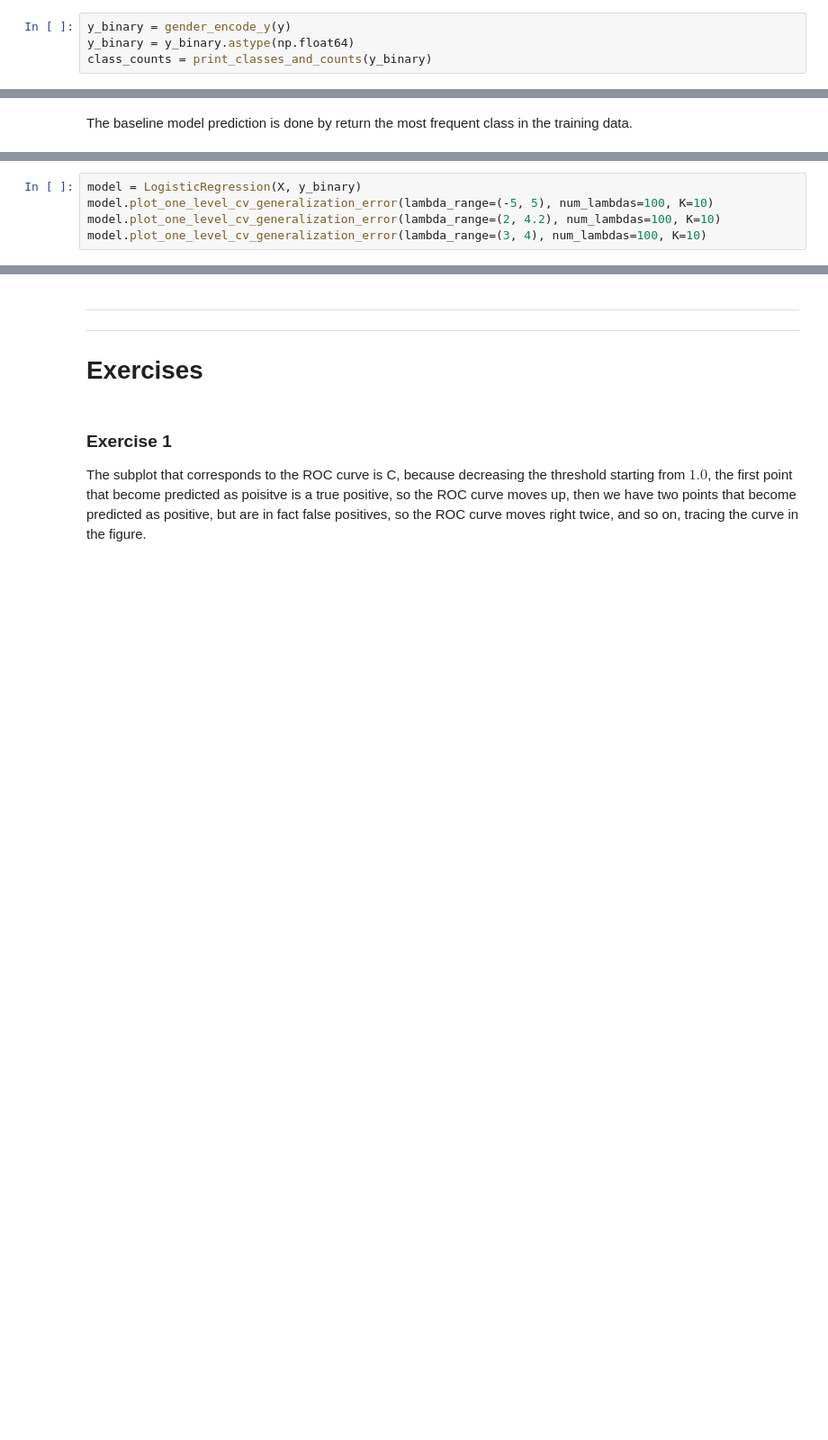
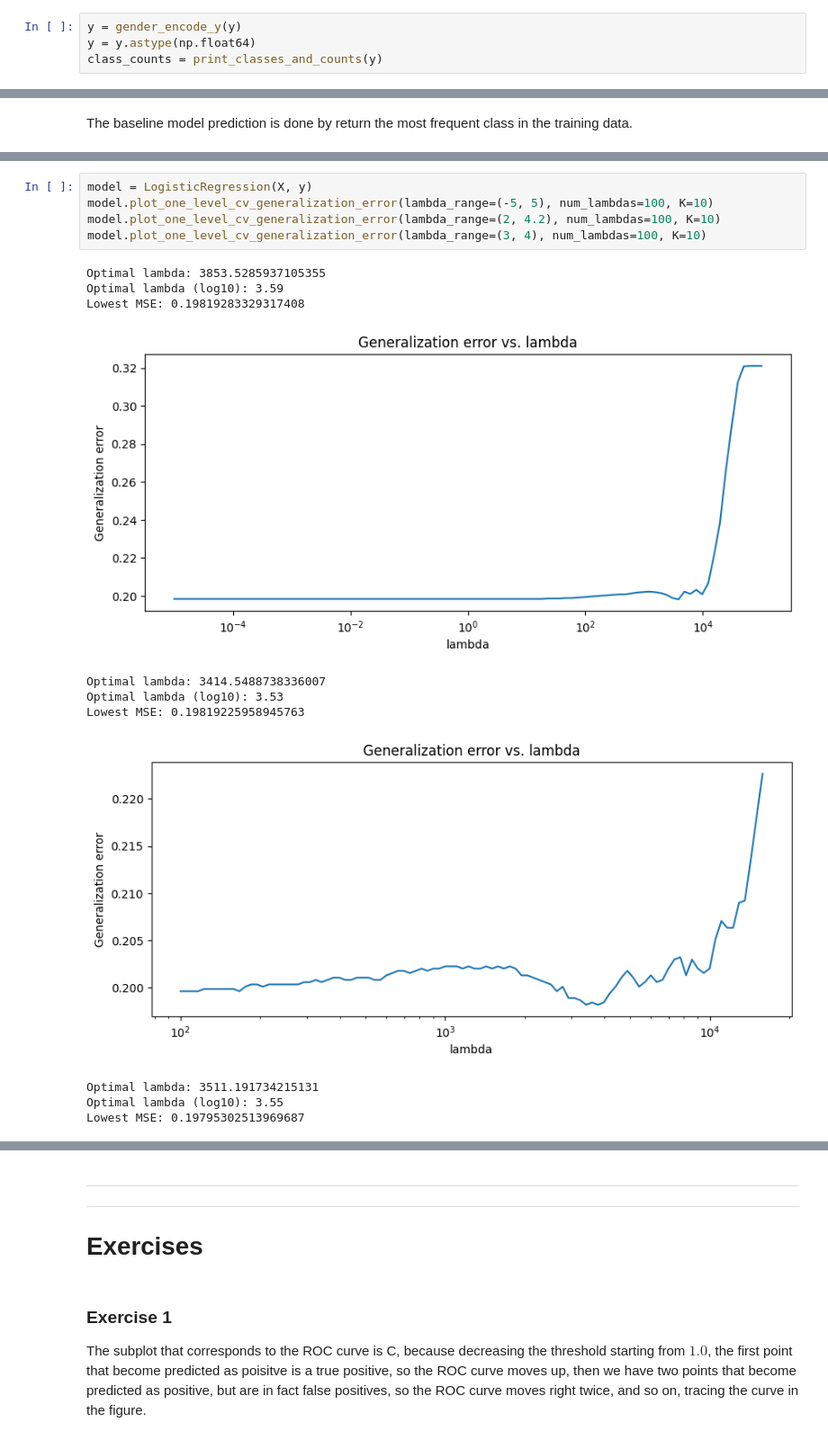
Before and after one commit to AlessandroLongo23/IMLDM_Classification_and_regression, a Jupyter notebook: 2.P. Project 2.ipynb, the cells around one changed output, grey strips where cells are left out. Shown at 90% size. Saved outputs shown, nothing was run; the diff lists cells and outputs as text; blank space fills up the shorter version.

```diff
--- a/2.P. Project 2.ipynb
+++ b/2.P. Project 2.ipynb
@@ -562,6 +579,6 @@ def print_classes_and_counts(y):
 
     return class_counts
 # %%
-y_binary = gender_encode_y(y)
-y_binary = y_binary.astype(np.float64)
-class_counts = print_classes_and_counts(y_binary)
+y = gender_encode_y(y)
+y = y.astype(np.float64)
+class_counts = print_classes_and_counts(y)
@@ -594,5 +619,17 @@ print(f'Error rate without bias: {model_nonbias.eval_(X_test, y_test):.4f}, with
 # %%
-model = LogisticRegression(X, y_binary)
+model = LogisticRegression(X, y)
 model.plot_one_level_cv_generalization_error(lambda_range=(-5, 5), num_lambdas=100, K=10)
 model.plot_one_level_cv_generalization_error(lambda_range=(2, 4.2), num_lambdas=100, K=10)
 model.plot_one_level_cv_generalization_error(lambda_range=(3, 4), num_lambdas=100, K=10)
+# %% [output]
+Optimal lambda: 3853.5285937105355
+Optimal lambda (log10): 3.59
+Lowest MSE: 0.19819283329317408
+[figure, added]
+Optimal lambda: 3414.5488738336007
+Optimal lambda (log10): 3.53
+Lowest MSE: 0.19819225958945763
+[figure, added]
+Optimal lambda: 3511.191734215131
+Optimal lambda (log10): 3.55
+Lowest MSE: 0.19795302513969687
```
Also changed, not shown: parts of 27 cells of this notebook.
